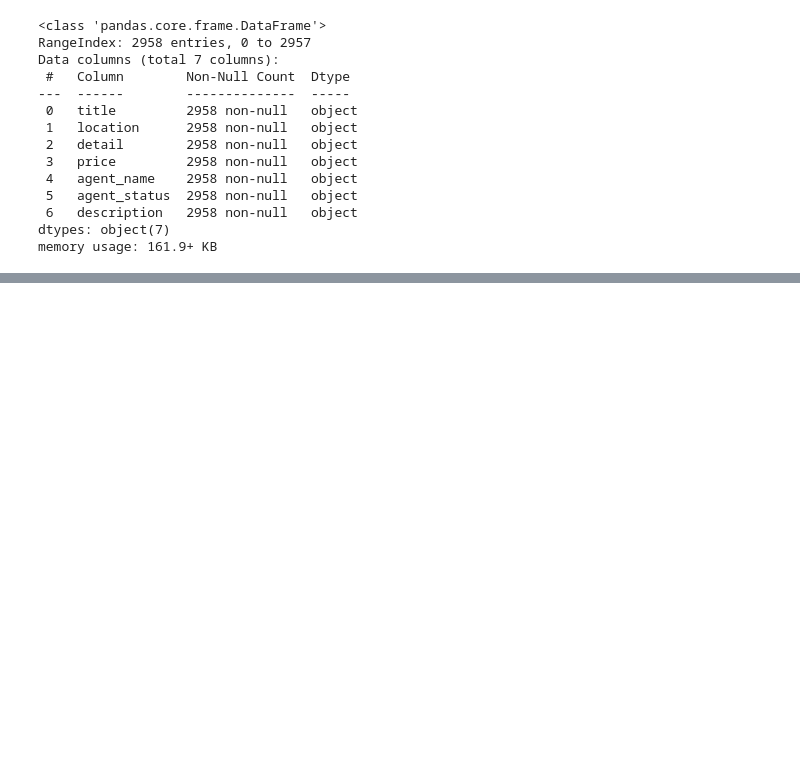
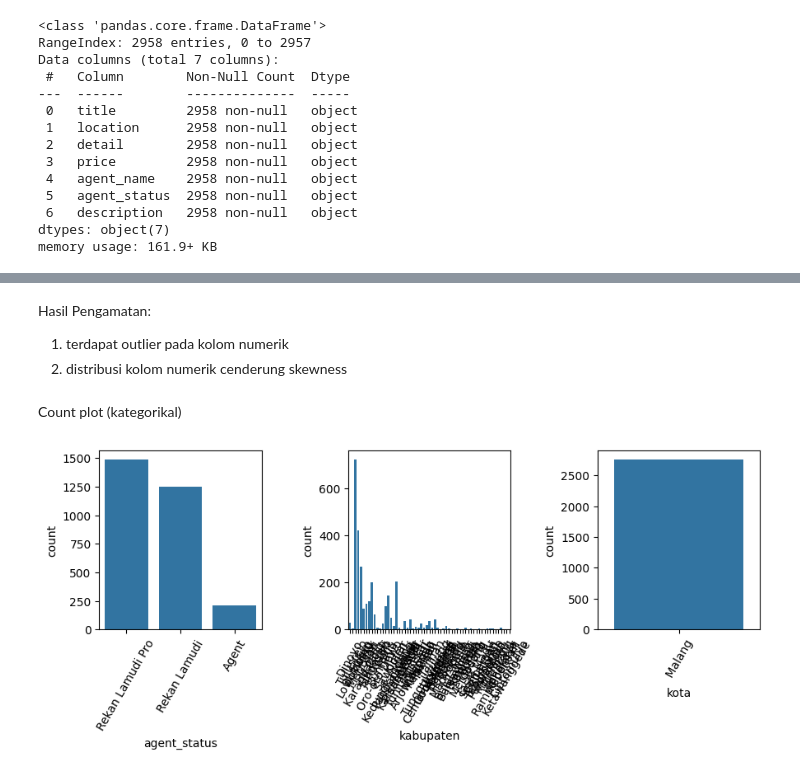
Before and after one commit to linggamandala/lamudi-malang-house-analysis, a Jupyter notebook: scraping/analisis.ipynb, the cells around one changed output, grey strips where cells are left out. Saved outputs shown, nothing was run; the diff lists cells and outputs as text; code cells hidden in the pictures; blank space fills up the shorter version.

```diff
--- a/scraping/analisis.ipynb
+++ b/scraping/analisis.ipynb
@@ -191,0 +322,16 @@ memory usage: 230.9+ KB
+# %% [markdown]
+Hasil Pengamatan:
+1. terdapat outlier pada kolom numerik
+2. distribusi kolom numerik cenderung skewness
+# %% [markdown]
+Count plot (kategorikal)
+# %%
+plt.figure(figsize=(12,10))
+for i in range(0, len(cats)):
+    plt.subplot(3, 4, i+1)
+    sns.countplot(x=df[cats[i]])
+    plt.xlabel(cats[i])
+    plt.xticks(rotation=60)
+    plt.tight_layout()
+# %% [output]
+[figure, added]
```
Also changed, not shown: parts of 70 cells of this notebook, 1 other file.
